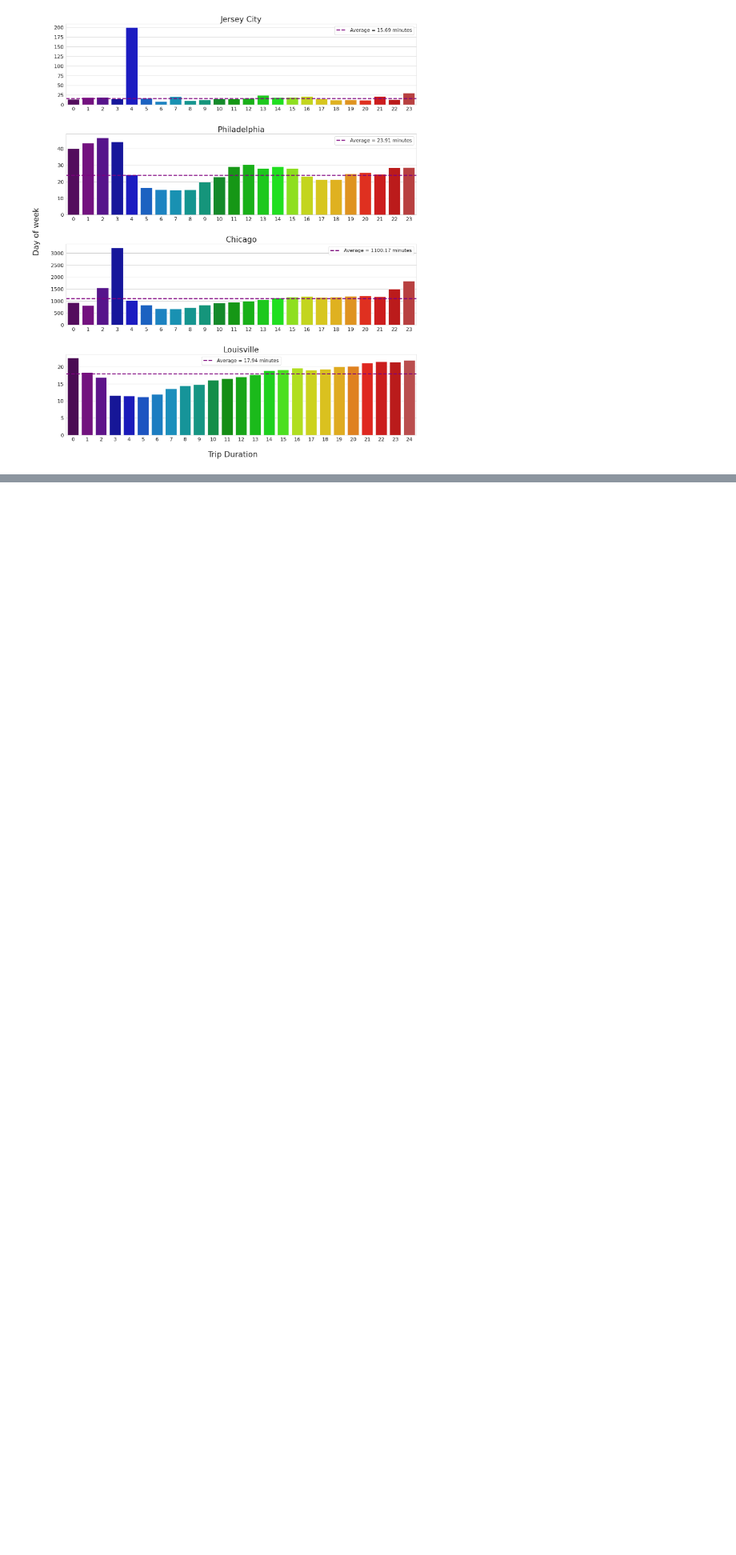
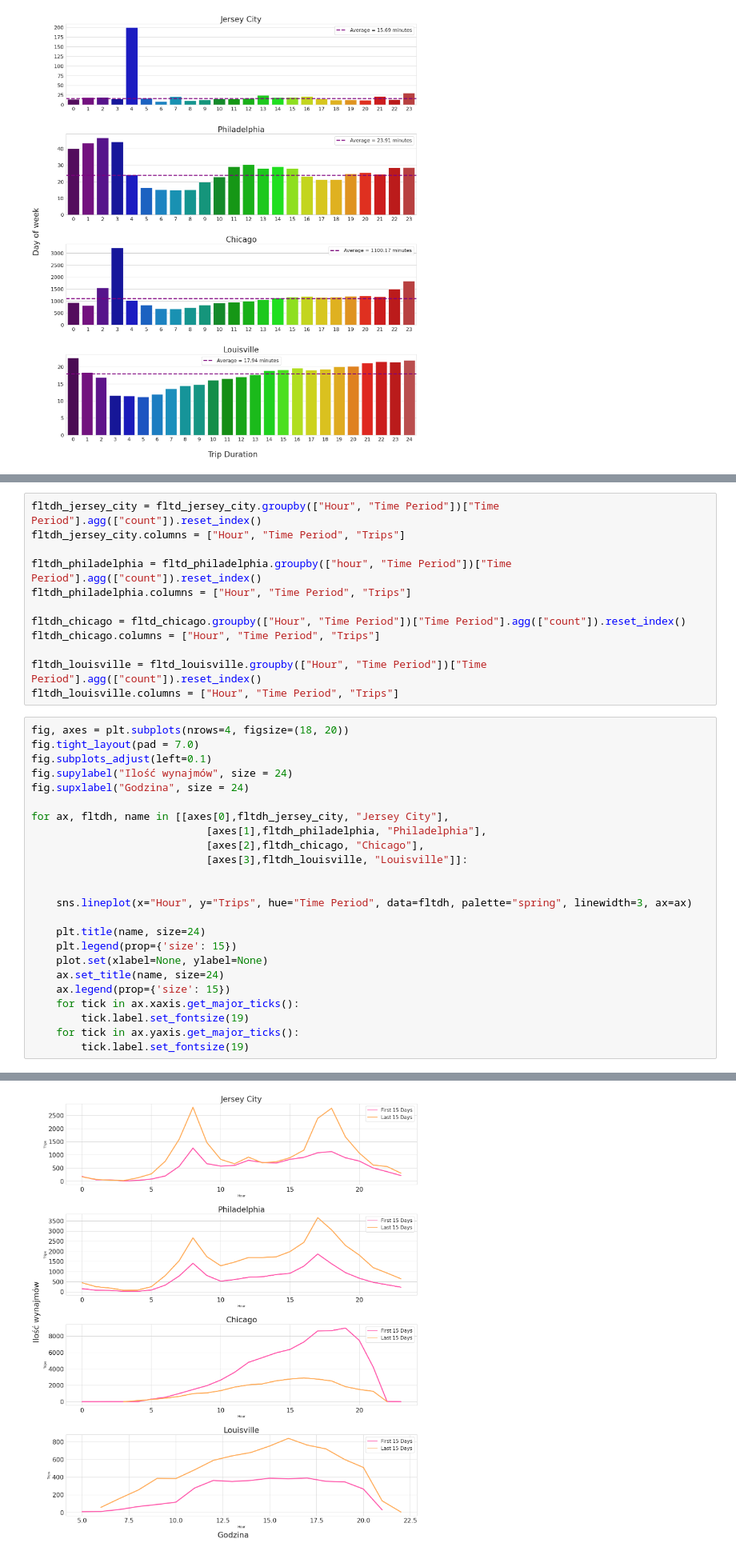
Before and after one commit to JanickiJ/E-Scooter-Data-Analysis, a Jupyter notebook: visuals.ipynb, the cells around one changed output, grey strips where cells are left out. Shown at 80% size. Drawn from its saved outputs; the diff is of its cells as text; blank space fills up the shorter version.

```diff
--- a/visuals.ipynb
+++ b/visuals.ipynb
@@ -378,0 +482,37 @@ No artists with labels found to put in legend.  Note that artists whose label st
+# %%
+fltdh_jersey_city = fltd_jersey_city.groupby(["Hour", "Time Period"])["Time Period"].agg(["count"]).reset_index()
+fltdh_jersey_city.columns = ["Hour", "Time Period", "Trips"]
+
+fltdh_philadelphia = fltd_philadelphia.groupby(["hour", "Time Period"])["Time Period"].agg(["count"]).reset_index()
+fltdh_philadelphia.columns = ["Hour", "Time Period", "Trips"]
+
+fltdh_chicago = fltd_chicago.groupby(["Hour", "Time Period"])["Time Period"].agg(["count"]).reset_index()
+fltdh_chicago.columns = ["Hour", "Time Period", "Trips"]
+
+fltdh_louisville = fltd_louisville.groupby(["Hour", "Time Period"])["Time Period"].agg(["count"]).reset_index()
+fltdh_louisville.columns = ["Hour", "Time Period", "Trips"]
+# %%
+fig, axes = plt.subplots(nrows=4, figsize=(18, 20))
+fig.tight_layout(pad = 7.0)
+fig.subplots_adjust(left=0.1)
+fig.supylabel("Ilość wynajmów", size = 24)
+fig.supxlabel("Godzina", size = 24)
+
+for ax, fltdh, name in [[axes[0],fltdh_jersey_city, "Jersey City"],
+                            [axes[1],fltdh_philadelphia, "Philadelphia"],
+                            [axes[2],fltdh_chicago, "Chicago"],
+                            [axes[3],fltdh_louisville, "Louisville"]]:
+
+
+    sns.lineplot(x="Hour", y="Trips", hue="Time Period", data=fltdh, palette="spring", linewidth=3, ax=ax)
+
+    plt.title(name, size=24)
+    plt.legend(prop={'size': 15})
+    plot.set(xlabel=None, ylabel=None)
+    ax.set_title(name, size=24)
+    ax.legend(prop={'size': 15})
+    for tick in ax.xaxis.get_major_ticks():
+        tick.label.set_fontsize(19)
+    for tick in ax.yaxis.get_major_ticks():
+        tick.label.set_fontsize(19)
+# %% [output]
@@ -378,0 +522 @@ No artists with labels found to put in legend.  Note that artists whose label st
+[figure, added]
```
Also changed, not shown: parts of 3 cells of this notebook, 2 other files.
